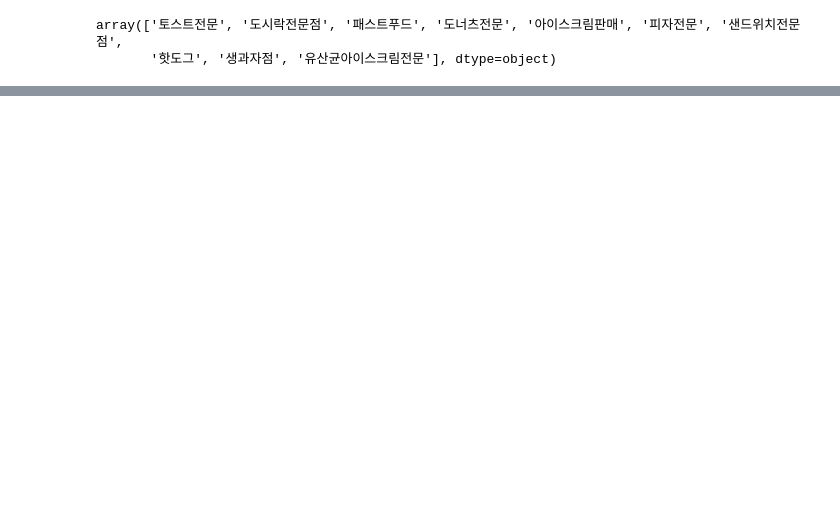
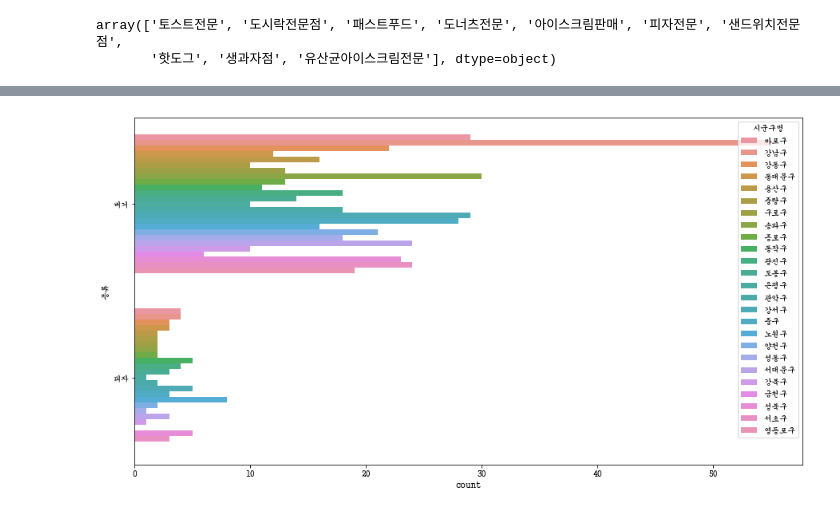
Before and after one commit to leekyuyoung4/ml0719, a Jupyter notebook: 데이터분석/상권분석3.ipynb, the cells around one changed output, grey strips where cells are left out. Saved outputs shown, nothing was run; the diff lists cells and outputs as text; code cells hidden in the pictures; blank space fills up the shorter version.

```diff
--- a/데이터분석/상권분석3.ipynb
+++ b/데이터분석/상권분석3.ipynb
@@ -373,0 +494,5 @@ array(['토스트전문', '도시락전문점', '패스트푸드', '도너츠전
+# %%
+plt.figure(figsize=(15,8))
+ax = sns.countplot(data=food_df,y='종류',hue='시군구명')
+# %% [output]
+[figure, added]
```
Also changed, not shown: parts of 20 cells of this notebook, 1 other file.
